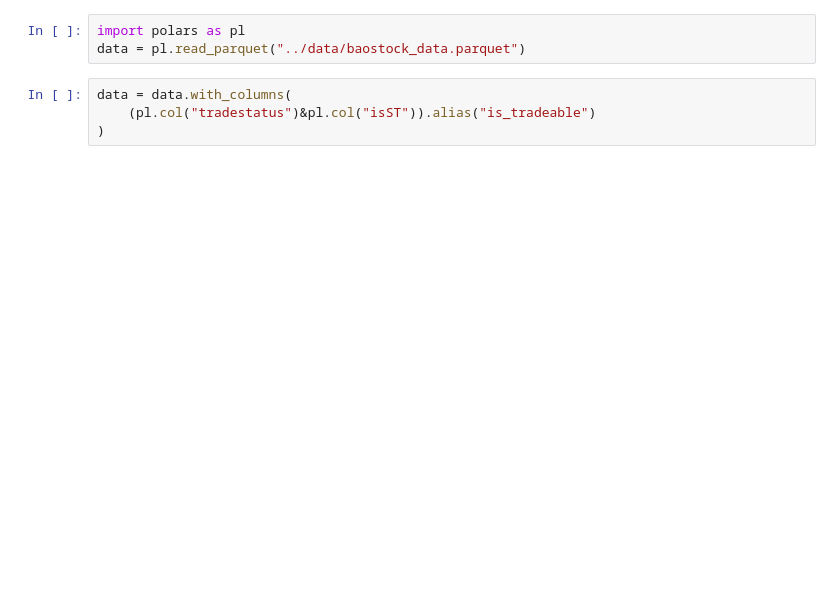
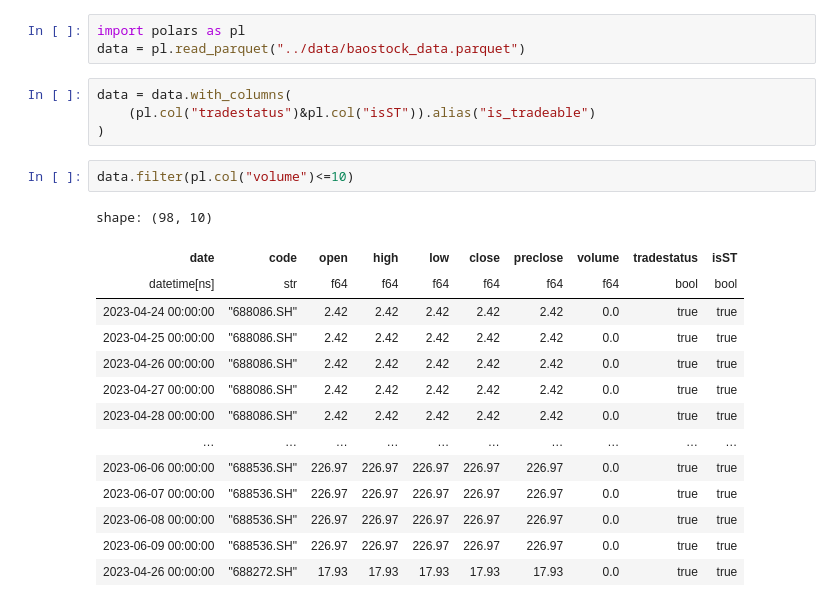
Before and after one commit to Longgang-Capital/LongGangTrader, a Jupyter notebook: notebooks/test_notebook.ipynb, the cells around one changed output. Drawn from its saved outputs; the diff is of its cells as text; blank space fills up the shorter version.

```diff
--- a/notebooks/test_notebook.ipynb
+++ b/notebooks/test_notebook.ipynb
@@ -211,3 +213,20 @@ data = pl.read_parquet("../data/baostock_data.parquet")
 data = data.with_columns(
     (pl.col("tradestatus")&pl.col("isST")).alias("is_tradeable")
 )
+# %%
+data.filter(pl.col("volume")<=10)
+# %% [output]
+shape: (98, 10)
+| date | code | open | high | low | close | preclose | volume | tradestatus | isST |
+| datetime[ns] | str | f64 | f64 | f64 | f64 | f64 | f64 | bool | bool |
+| 2023-04-24 00:00:00 | "688086.SH" | 2.42 | 2.42 | 2.42 | 2.42 | 2.42 | 0.0 | true | true |
+| 2023-04-25 00:00:00 | "688086.SH" | 2.42 | 2.42 | 2.42 | 2.42 | 2.42 | 0.0 | true | true |
+| 2023-04-26 00:00:00 | "688086.SH" | 2.42 | 2.42 | 2.42 | 2.42 | 2.42 | 0.0 | true | true |
+| 2023-04-27 00:00:00 | "688086.SH" | 2.42 | 2.42 | 2.42 | 2.42 | 2.42 | 0.0 | true | true |
+| 2023-04-28 00:00:00 | "688086.SH" | 2.42 | 2.42 | 2.42 | 2.42 | 2.42 | 0.0 | true | true |
+| … | … | … | … | … | … | … | … | … | … |
+| 2023-06-06 00:00:00 | "688536.SH" | 226.97 | 226.97 | 226.97 | 226.97 | 226.97 | 0.0 | true | true |
+| 2023-06-07 00:00:00 | "688536.SH" | 226.97 | 226.97 | 226.97 | 226.97 | 226.97 | 0.0 | true | true |
+| 2023-06-08 00:00:00 | "688536.SH" | 226.97 | 226.97 | 226.97 | 226.97 | 226.97 | 0.0 | true | true |
+| 2023-06-09 00:00:00 | "688536.SH" | 226.97 | 226.97 | 226.97 | 226.97 | 226.97 | 0.0 | true | true |
+| 2023-04-26 00:00:00 | "688272.SH" | 17.93 | 17.93 | 17.93 | 17.93 | 17.93 | 0.0 | true | true |
```
Also changed, not shown: parts of 2 cells of this notebook, 9 other files.
